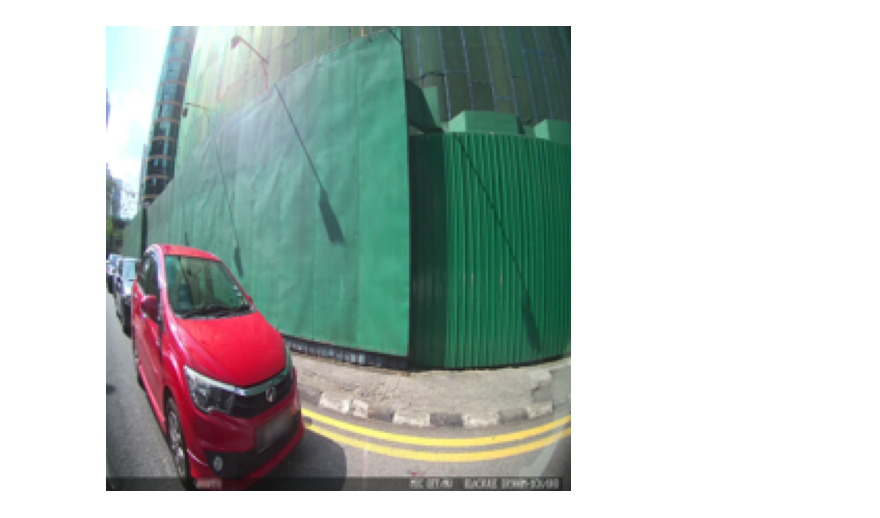
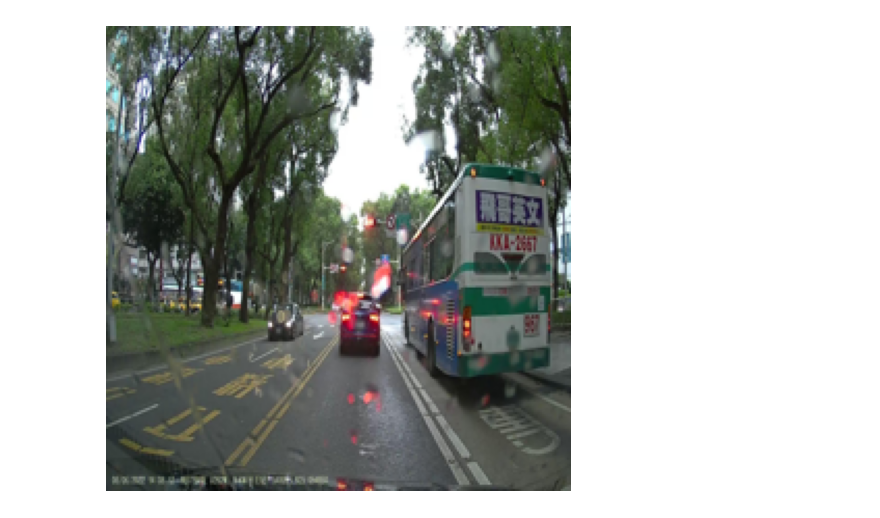
Before and after one commit to branisk/Geo-Guessrs, a Jupyter notebook: models/vit_b_16_base/vit_b_16_base.ipynb, the cells around one changed output. Cells and saved outputs as stored; diff of their text form; code cells hidden in the pictures.

```diff
--- a/models/vit_b_16_base/vit_b_16_base.ipynb
+++ b/models/vit_b_16_base/vit_b_16_base.ipynb
@@ -14,18 +14,17 @@ from sklearn.model_selection import train_test_split
 device = torch.device('cuda' if torch.cuda.is_available() else 'cpu')
 # %%
 class GlobalStreetscapesSample(Dataset):
-    def __init__(self, dataset, img_dir):
+    def __init__(self, dataset):
         self.img_labels = dataset
-        self.img_dir = img_dir
         self.resize = Resize(size=(224, 224))
 
     def __len__(self):
         return len(self.img_labels)
 
     def __getitem__(self, idx):
-        img_path = os.path.join(self.img_dir, self.img_labels.iloc[idx, 0]+'.jpeg')
+        img_path = os.path.join("../", training_data.img_labels.iloc[idx].loc["path"])
         image = decode_image(img_path, apply_exif_orientation=True)
-        label = self.img_labels.iloc[idx, -2]
+        label = int(self.img_labels.iloc[idx].loc["label"])
         image = self.resize(image)
         # Convert to float32 and normalize to [0, 1] range
         image = image.float() / 255.0
@@ -34,18 +33,19 @@ class GlobalStreetscapesSample(Dataset):
 samples = pd.read_csv('../../data/imgs/sampled.csv', index_col=0)
 paths = pd.read_csv('../../data/img_paths.csv', index_col=0)
 img_labels = samples.join(paths, on='uuid', how='inner')
+print("rows:",img_labels.shape[0])
 
 train_ratio = 0.8
 train_df, test_df = train_test_split(img_labels, train_size=train_ratio, stratify=img_labels['label'])
 
+display(train_df.head())
+
 training_data = GlobalStreetscapesSample(
-    train_df,
-    img_dir='../../data/imgs/1_10000'
+    train_df
 )
 
 test_data = GlobalStreetscapesSample(
-    test_df,
-    img_dir='../../data/imgs/1_10000'
+    test_df
 )
 
 # Use num_workers for parallel data loading and pin_memory for faster GPU transfer
@@ -54,13 +62,13 @@ test_dataloader = DataLoader(test_data, batch_size=64, shuffle=True, num_workers
 # %%
-p = os.path.join(training_data.img_dir, training_data.img_labels.iloc[0,0] + '.jpeg')
+p = os.path.join("../", training_data.img_labels.iloc[1].loc["path"])
 img = Image.open(p).convert("RGB")
 img = img.resize((224, 224))
 plt.figure(figsize=(6,10))
 plt.imshow(img)
 plt.axis("off")
 plt.show()
 # %% [output]
-[figure, old version]
+[figure, new version]
 # %%
 # Base Vision Transformer Docs: https://github.com/pytorch/vision/blob/main/torchvision/models/vision_transformer.py
 # VIT_B_16 Docs: https://docs.pytorch.org/vision/main/models/generated/torchvision.models.vit_b_16.html
```
Also changed, not shown: parts of 4 cells of this notebook, 3 other files.
